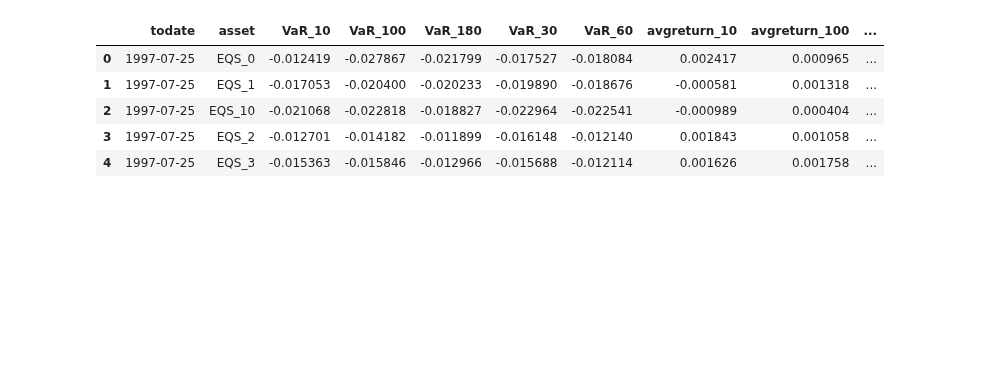
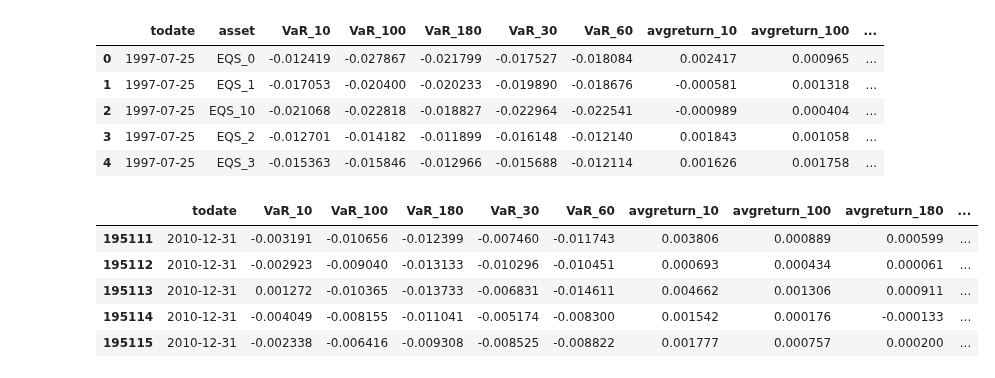
Before and after one commit to OscarAzrak/Master-thesis, a Jupyter notebook: Code.ipynb, the cells around one changed output. Saved outputs shown, nothing was run; the diff lists cells and outputs as text; code cells hidden in the pictures; blank space fills up the shorter version.

Commit message:
uppdaterat split, ca 50% på alla ml hittils

```diff
--- a/Code.ipynb
+++ b/Code.ipynb
@@ -305,5 +306,19 @@ from sklearn.metrics import accuracy_score
 final_df_encoded = pd.get_dummies(final_df, columns=['asset'], drop_first=True)
 
 #split the data into train and test
-X = final_df_encoded.drop(columns=['Y', 'todate'])
+#X = final_df_encoded.drop(columns=['Y', 'todate'])
+X = final_df_encoded.drop(columns=['Y'])
+
 y = final_df_encoded['Y']
+# %%
+# Splitting based on a specific date
+split_date = pd.Timestamp('2010-12-31')
+
+
+# Training set: everything up to and including the split date
+X_train = X.loc[X[dateCol] <= split_date]
+y_train = y.loc[X[dateCol] <= split_date]
+
+# Test set: everything after the split date
+X_test = X.loc[X[dateCol] > split_date]
+y_test = y.loc[X[dateCol] > split_date]
@@ -309,0 +328,9 @@ y = final_df_encoded['Y']
+# %%
+X_train.tail()
+# %% [output]
+|  | todate | VaR_10 | VaR_100 | VaR_180 | VaR_30 | VaR_60 | avgreturn_10 | avgreturn_100 | avgreturn_180 | ... |
+| 195111 | 2010-12-31 | -0.003191 | -0.010656 | -0.012399 | -0.007460 | -0.011743 | 0.003806 | 0.000889 | 0.000599 | ... |
+| 195112 | 2010-12-31 | -0.002923 | -0.009040 | -0.013133 | -0.010296 | -0.010451 | 0.000693 | 0.000434 | 0.000061 | ... |
+| 195113 | 2010-12-31 | 0.001272 | -0.010365 | -0.013733 | -0.006831 | -0.014611 | 0.004662 | 0.001306 | 0.000911 | ... |
+| 195114 | 2010-12-31 | -0.004049 | -0.008155 | -0.011041 | -0.005174 | -0.008300 | 0.001542 | 0.000176 | -0.000133 | ... |
+| 195115 | 2010-12-31 | -0.002338 | -0.006416 | -0.009308 | -0.008525 | -0.008822 | 0.001777 | 0.000757 | 0.000200 | ... |
```
Also changed, not shown: parts of 9 cells of this notebook.
